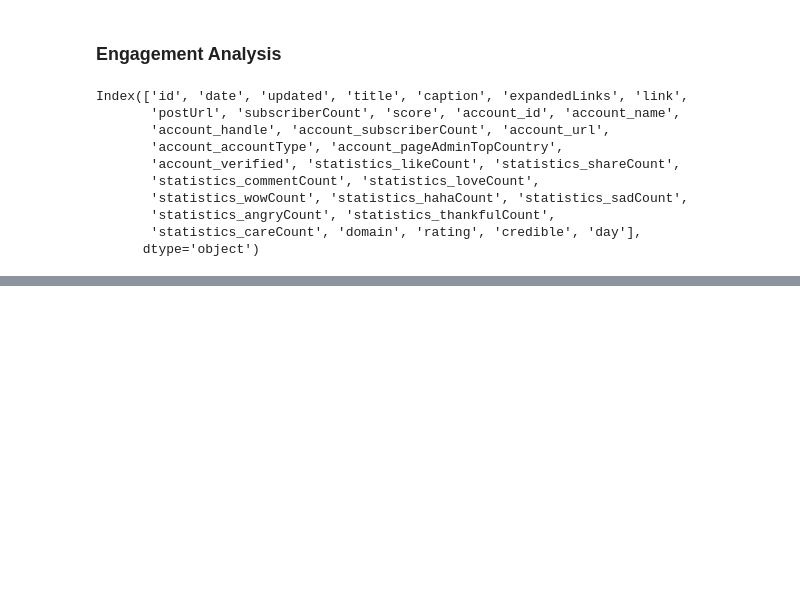
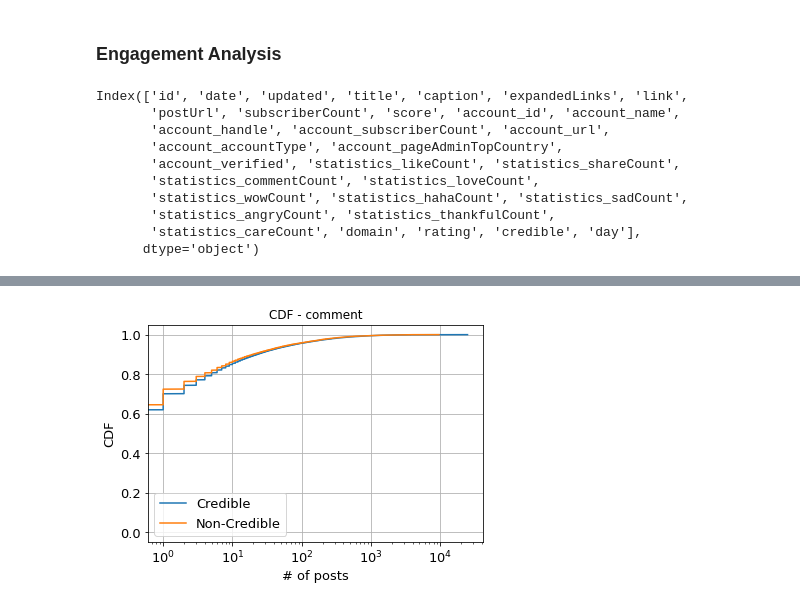
Before and after one commit to grvijayan/newsengagement, a Jupyter notebook: NewsAnalysis.ipynb, the cells around one changed output, grey strips where cells are left out. Cells and saved outputs as stored; diff of their text form; code cells hidden in the pictures; blank space fills up the shorter version.

```diff
--- a/NewsAnalysis.ipynb
+++ b/NewsAnalysis.ipynb
@@ -609,0 +527,4 @@ plot_cdf(list_of_posts_care,
+# %%
+plot_statistics_cdf('comment')
+# %% [output]
+[figure, added]
```
Also changed, not shown: parts of 26 cells of this notebook.
